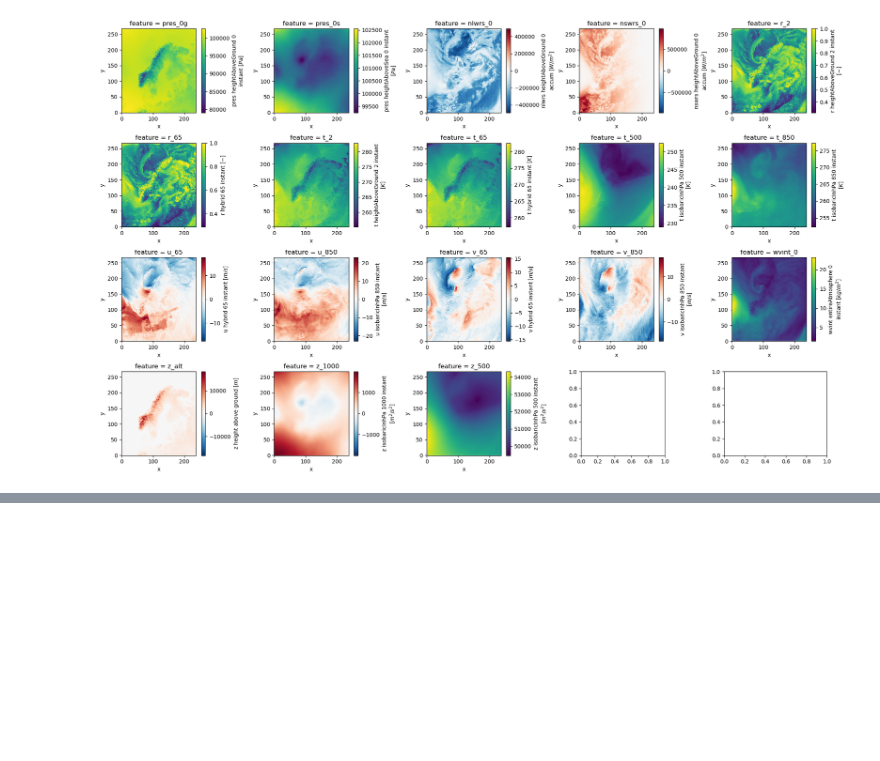
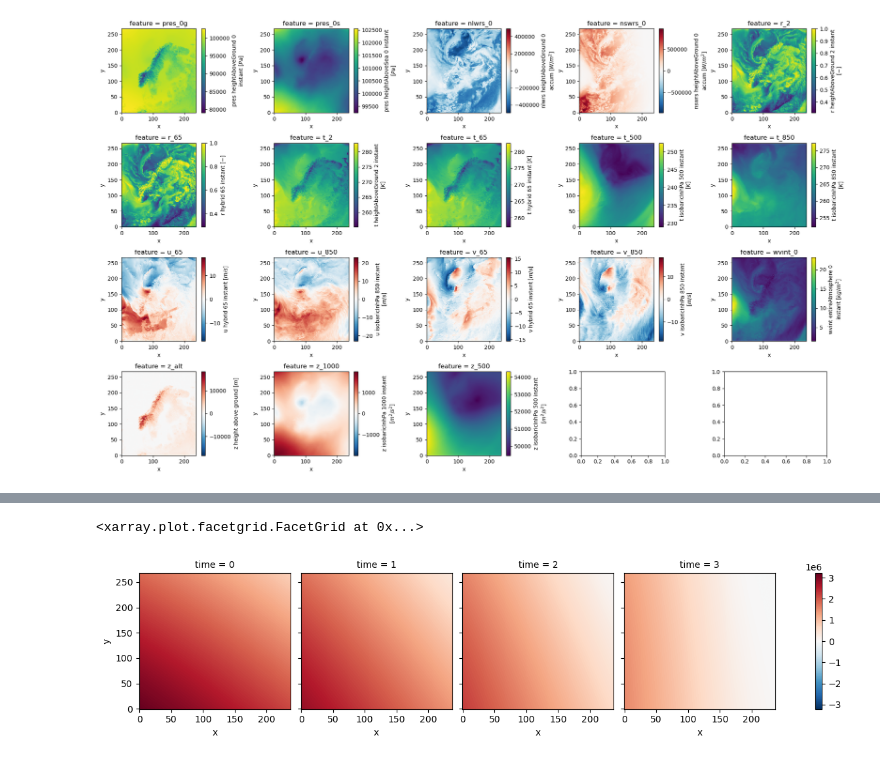
Before and after one commit to leifdenby/neural-lam, a Jupyter notebook: notebooks/examining_inputs.ipynb, the cells around one changed output, grey strips where cells are left out. Cells and saved outputs as stored; diff of their text form; code cells hidden in the pictures; blank space fills up the shorter version.

```diff
--- a/notebooks/examining_inputs.ipynb
+++ b/notebooks/examining_inputs.ipynb
@@ -97,0 +120,3 @@ fig.tight_layout()
+# %%
+fp_nwp_toa_sample = next(iter(fp_train_root.glob("nwp_toa_*.npy")))
+fp_nwp_toa_sample
@@ -97,0 +125,3 @@ fig.tight_layout()
+# %%
+arr = np.load(fp_nwp_toa_sample)
+arr.shape
@@ -97,0 +130,3 @@ fig.tight_layout()
+# %%
+da = xr.DataArray(arr, dims=("time", "y", "x"))
+da
@@ -97,0 +151,5 @@ fig.tight_layout()
+# %%
+da.isel(time=slice(0, 4)).plot(col="time")
+# %% [output]
+<xarray.plot.facetgrid.FacetGrid at 0x...>
+[figure, added]
```
Also changed, not shown: parts of 13 cells of this notebook.
